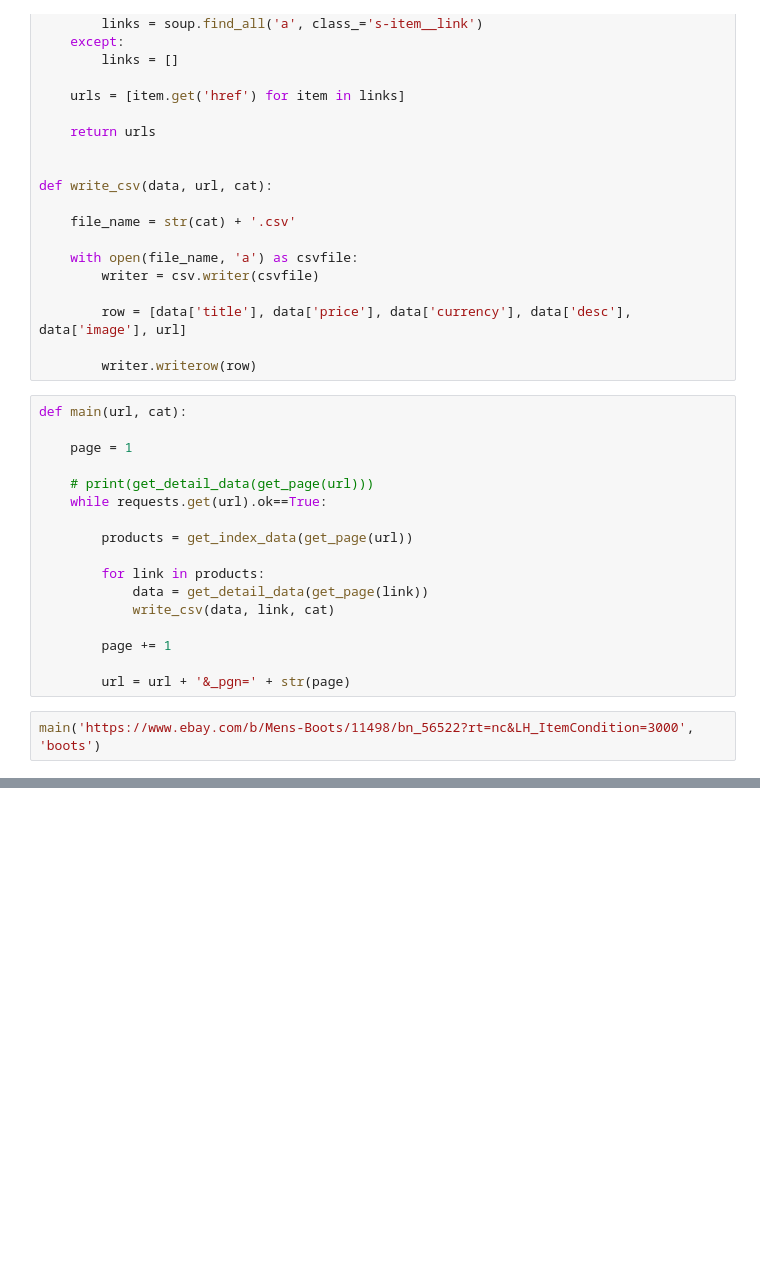
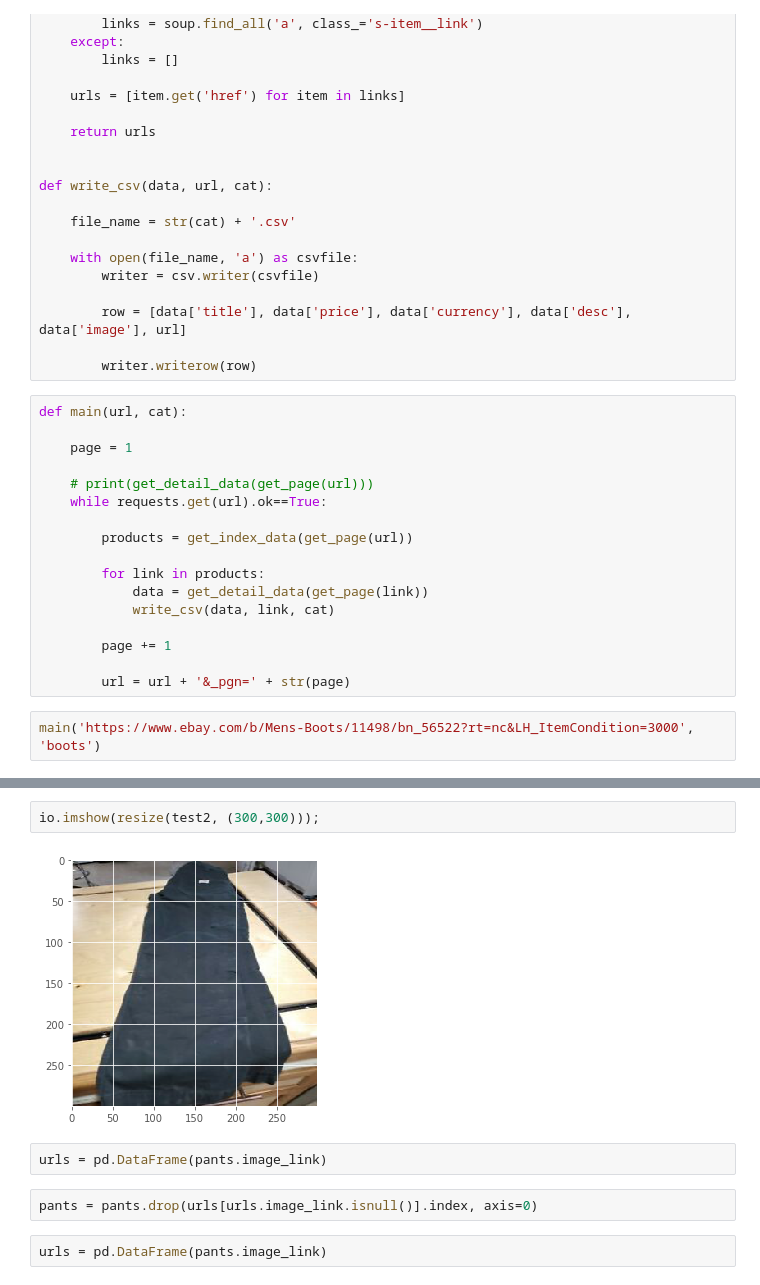
Before and after one commit to mariobkp/capstone_3, a Jupyter notebook: testing.ipynb, the cells around one changed output, grey strips where cells are left out. Saved outputs shown, nothing was run; the diff lists cells and outputs as text; blank space fills up the shorter version.

```diff
--- a/testing.ipynb
+++ b/testing.ipynb
@@ -502,0 +253,10 @@ NotebookApp.rate_limit_window=3.0 (secs)
+# %%
+io.imshow(resize(test2, (300,300)));
+# %% [output]
+[figure, added]
+# %%
+urls = pd.DataFrame(pants.image_link)
+# %%
+pants = pants.drop(urls[urls.image_link.isnull()].index, axis=0)
+# %%
+urls = pd.DataFrame(pants.image_link)
```
Also changed, not shown: parts of 129 cells of this notebook, 16 other files.
